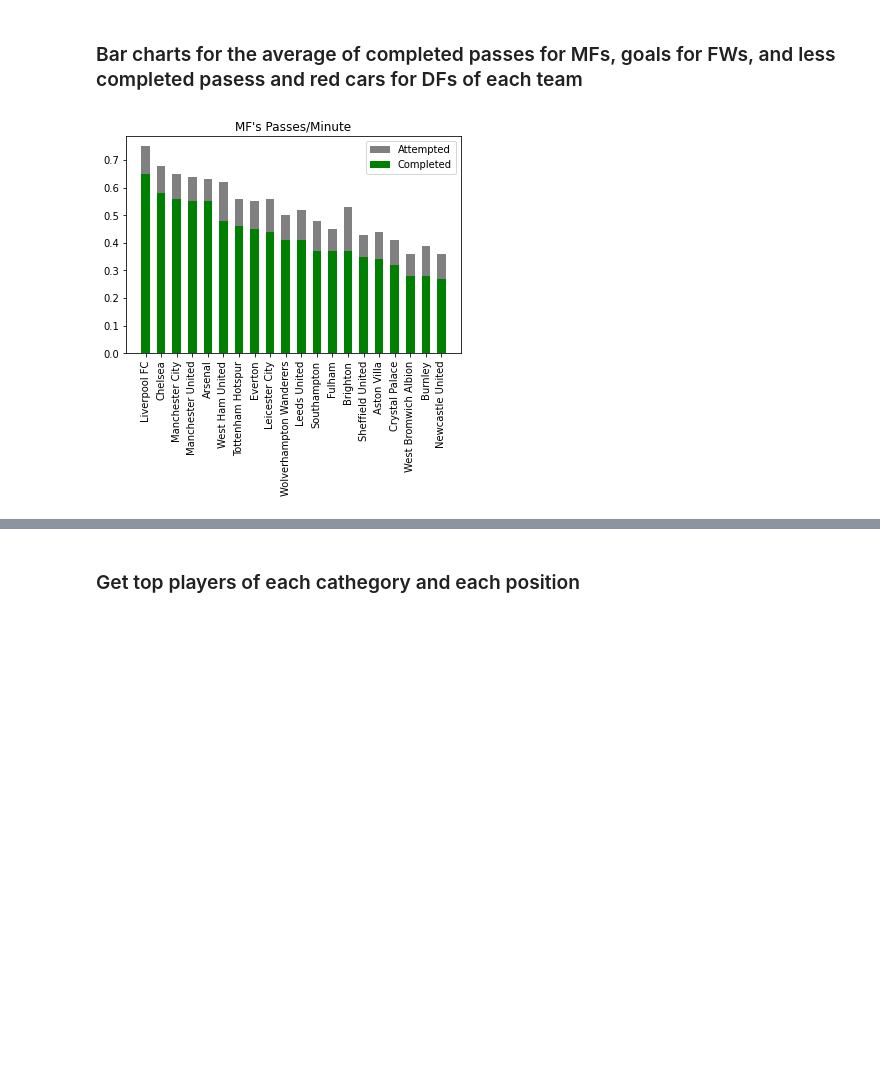
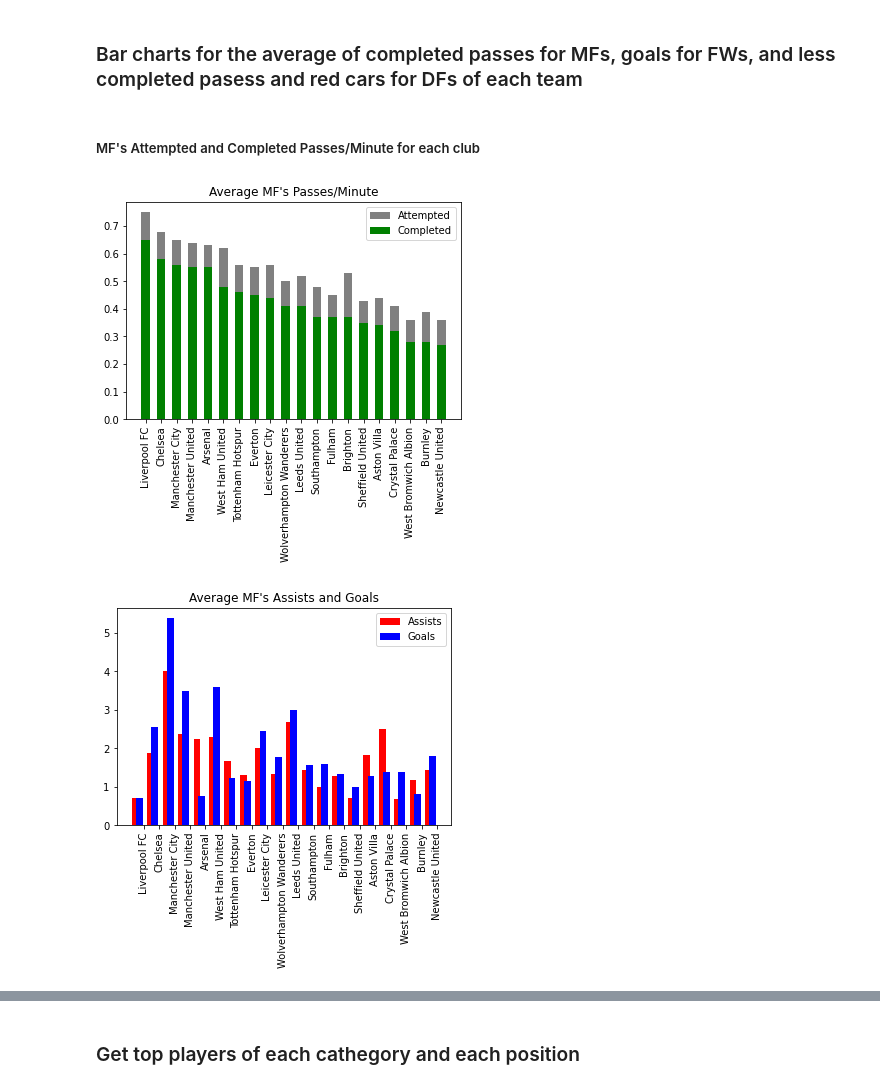
Before and after one commit to NicolasTerroni/data-analysis-and-machine-learning, a Jupyter notebook: notebooks/Premier League.ipynb, the cells around one changed output, grey strips where cells are left out. Cells and saved outputs as stored; diff of their text form; code cells hidden in the pictures; blank space fills up the shorter version.

Commit message:
Assists and goals for midfielders

```diff
--- a/notebooks/Premier League.ipynb
+++ b/notebooks/Premier League.ipynb
@@ -94,38 +98,51 @@ clubs
+# %% [markdown]
+##### MF's Attempted and Completed Passes/Minute for each club
 # %%
 tuples_list = []
-
-mfs_data = data[data["Position"].str.contains("MF")]
-mfs_data_groued_by_club = mfs_data.groupby("Club")
-
 for club in clubs:
     club_mfs_data = mfs_data_groued_by_club.get_group(club)
     completed_passes_avg = club_mfs_data["Passes_Completed_Per_Minute"].mean()
     attemtped_passes_avg = club_mfs_data["Passes_Attempted_Per_Minute"].mean()
-    tpl = [club, round(completed_passes_avg,2), round(attemtped_passes_avg,2)]
+    assists_avg = club_mfs_data["Assists"].mean()
+    goals_avg = club_mfs_data["Goals"].mean()
+    tpl = [club, round(completed_passes_avg,2), round(attemtped_passes_avg,2), round(assists_avg,2), round(goals_avg,2)]
     tpl = tuple(tpl)
     tuples_list.append(tpl)
 
 tuples_list.sort(key = lambda x: x[1])
 tuples_list.reverse()
 
-
 x_values = [tpl[0] for tpl in tuples_list]
 completed_values = [tpl[1] for tpl in tuples_list]
 attemtped_values = [tpl[2] for tpl in tuples_list]
+assists_values = [tpl[3] for tpl in tuples_list]
+goals_values = [tpl[4] for tpl in tuples_list]
 
+# passes
 fig = plt.figure()
 ax = fig.add_subplot()
 
-ax.bar(x=x_values, height=attemped_values, width=0.55,align='center', label="Attempted", color="gray")
+ax.bar(x=x_values, height=attemtped_values, width=0.55,align='center', label="Attempted", color="gray")
 ax.bar(x=x_values, height=completed_values, width=0.55,  align='center',label="Completed", color="g")
 
-
 plt.xticks(x_values, x_values, rotation="vertical")
-plt.title("MF's Passes/Minute")
+plt.title("Average MF's Passes/Minute")
 plt.legend()
 plt.show()
+
+
+# goasl assists
+width = 0.55
+X_axis = np.arange(len(x_values))
+plt.bar(x=X_axis, height=assists_values, width=width*0.8,label="Assists", color="r")
+plt.bar(x=X_axis + width/2, height=goals_values, width=width*0.8,label="Goals", color="b")
+plt.title("Average MF's Assists and Goals")
+plt.xticks(X_axis + width, x_values, rotation='vertical')
+plt.legend()
+plt.show()
 # %% [output]
-[figure, old version]
+[figure, new version]
+[figure, added]
 # %%
 tuples_list
 # %% [output]
```
Also changed, not shown: parts of 5 cells of this notebook.
